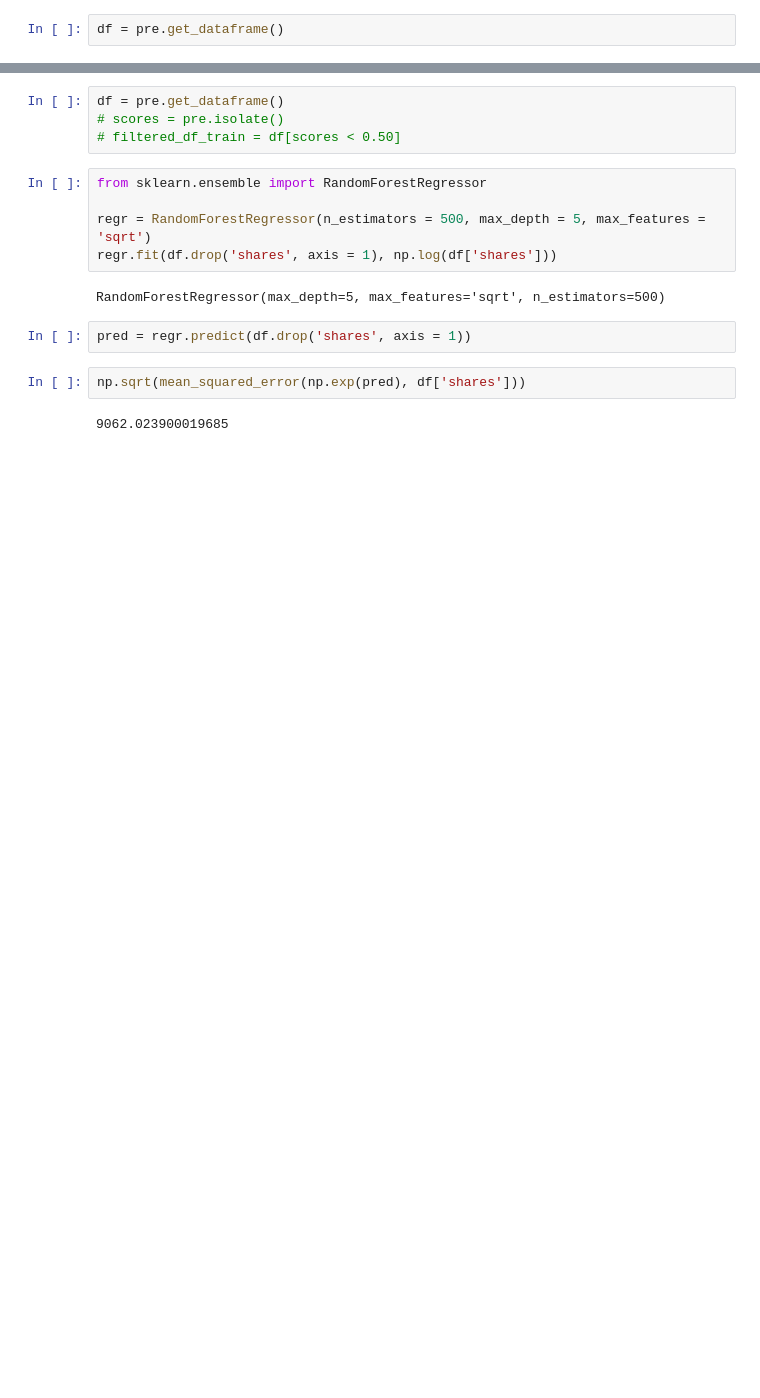
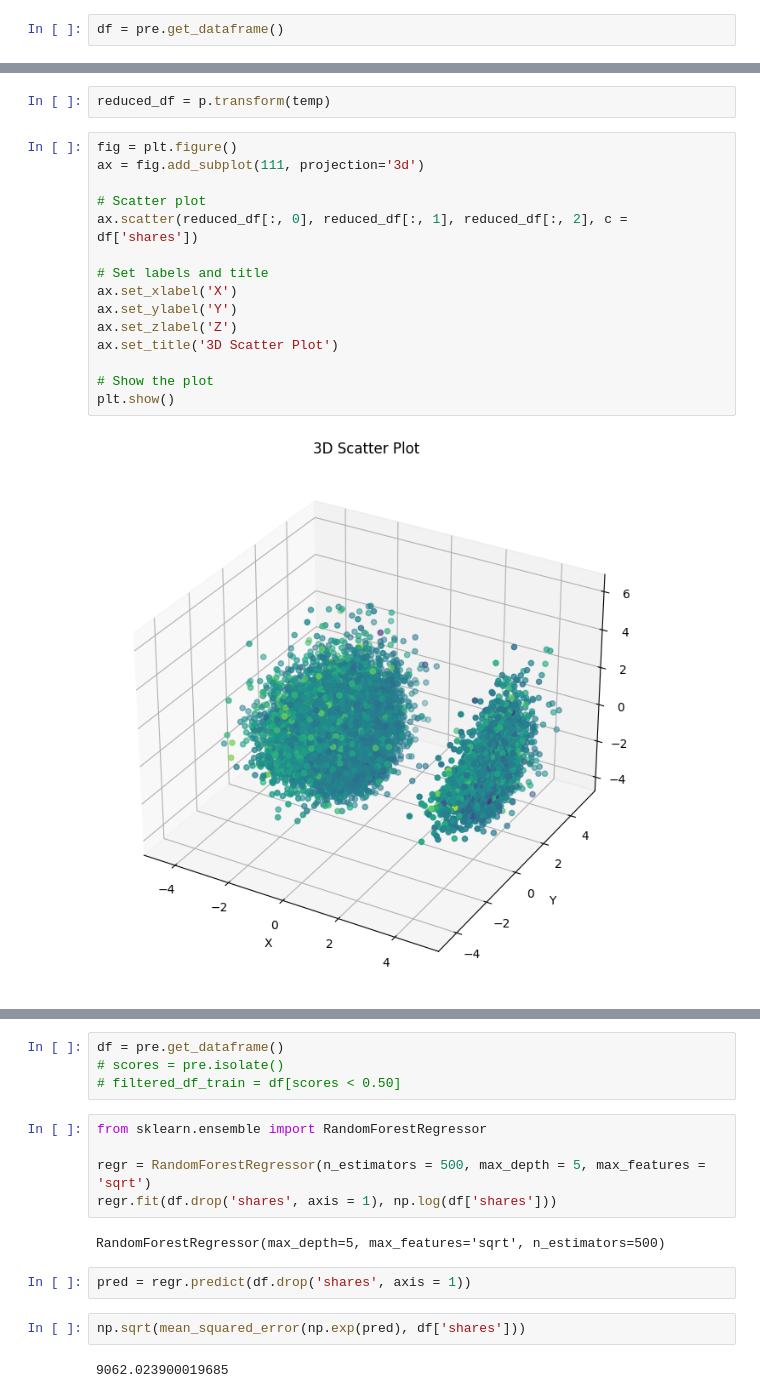
Before and after one commit to Mattizza/DSL-Online-News-Popularity, a Jupyter notebook: giugno.ipynb, the cells around one changed output, grey strips where cells are left out. Cells and saved outputs as stored; diff of their text form; blank space fills up the shorter version.

```diff
--- a/giugno.ipynb
+++ b/giugno.ipynb
@@ -447,0 +510,19 @@ df.describe()
+# %%
+reduced_df = p.transform(temp)
+# %%
+fig = plt.figure()
+ax = fig.add_subplot(111, projection='3d')
+
+# Scatter plot
+ax.scatter(reduced_df[:, 0], reduced_df[:, 1], reduced_df[:, 2], c = df['shares'])
+
+# Set labels and title
+ax.set_xlabel('X')
+ax.set_ylabel('Y')
+ax.set_zlabel('Z')
+ax.set_title('3D Scatter Plot')
+
+# Show the plot
+plt.show()
+# %% [output]
+[figure, added]
```
Also changed, not shown: parts of 21 cells of this notebook.
